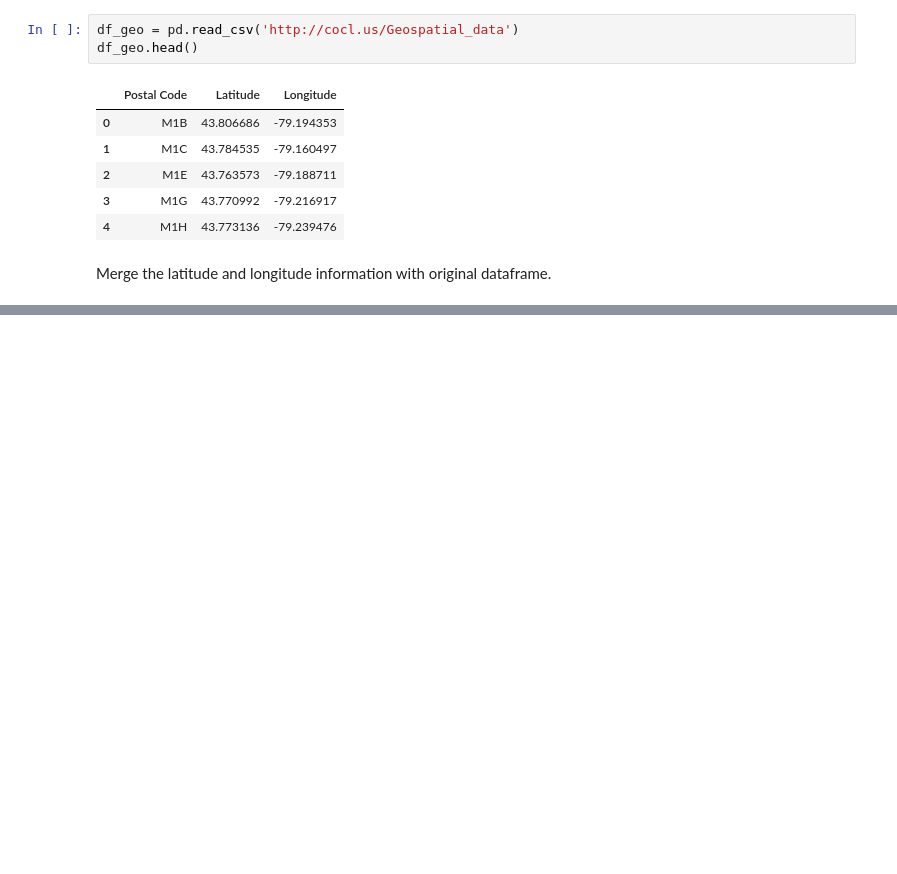
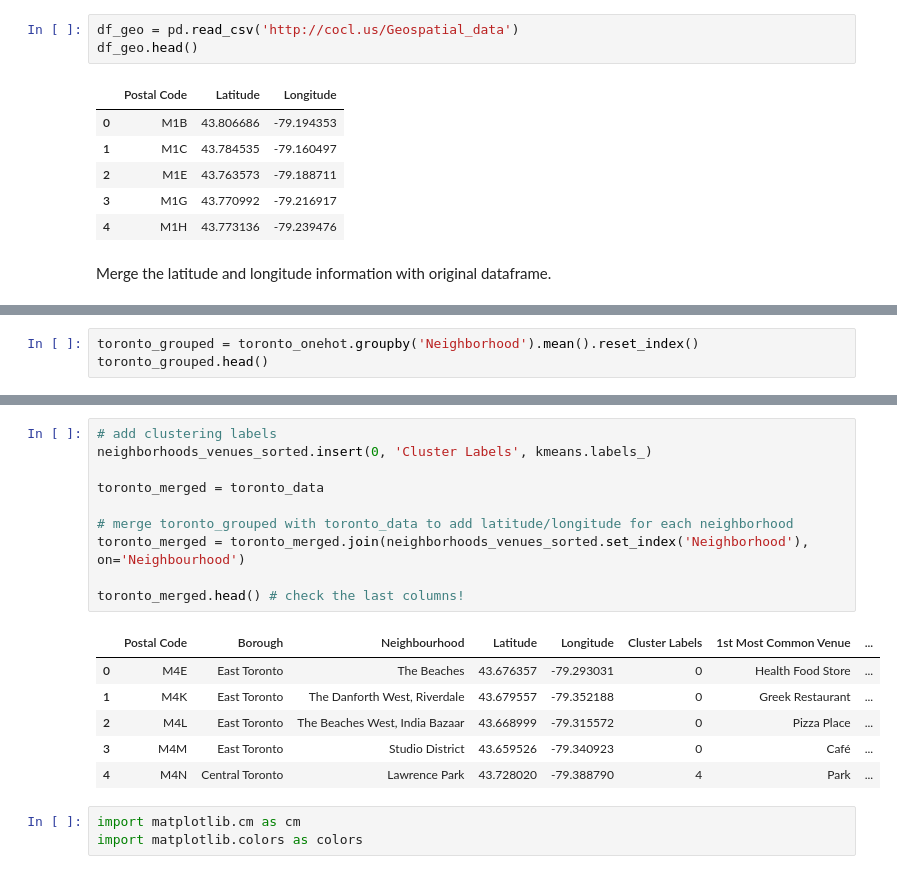
Before and after one commit to Scintilla-kr/DSCapstone_Project, a Jupyter notebook: Capstone_Notebook.ipynb, the cells around one changed output, grey strips where cells are left out. Cells and saved outputs as stored; diff of their text form; blank space fills up the shorter version.

```diff
--- a/Capstone_Notebook.ipynb
+++ b/Capstone_Notebook.ipynb
@@ -83,0 +299,3 @@ df_coordinate.head()
+# %%
+toronto_grouped = toronto_onehot.groupby('Neighborhood').mean().reset_index()
+toronto_grouped.head()
@@ -83,0 +393,20 @@ df_coordinate.head()
+# %%
+# add clustering labels
+neighborhoods_venues_sorted.insert(0, 'Cluster Labels', kmeans.labels_)
+
+toronto_merged = toronto_data
+
+# merge toronto_grouped with toronto_data to add latitude/longitude for each neighborhood
+toronto_merged = toronto_merged.join(neighborhoods_venues_sorted.set_index('Neighborhood'), on='Neighbourhood')
+
+toronto_merged.head() # check the last columns!
+# %% [output]
+|  | Postal Code | Borough | Neighbourhood | Latitude | Longitude | Cluster Labels | 1st Most Common Venue | ... |
+| 0 | M4E | East Toronto | The Beaches | 43.676357 | -79.293031 | 0 | Health Food Store | ... |
+| 1 | M4K | East Toronto | The Danforth West, Riverdale | 43.679557 | -79.352188 | 0 | Greek Restaurant | ... |
+| 2 | M4L | East Toronto | The Beaches West, India Bazaar | 43.668999 | -79.315572 | 0 | Pizza Place | ... |
+| 3 | M4M | East Toronto | Studio District | 43.659526 | -79.340923 | 0 | Café | ... |
+| 4 | M4N | Central Toronto | Lawrence Park | 43.728020 | -79.388790 | 4 | Park | ... |
+# %%
+import matplotlib.cm as cm
+import matplotlib.colors as colors
```
Also changed, not shown: parts of 27 cells of this notebook.
